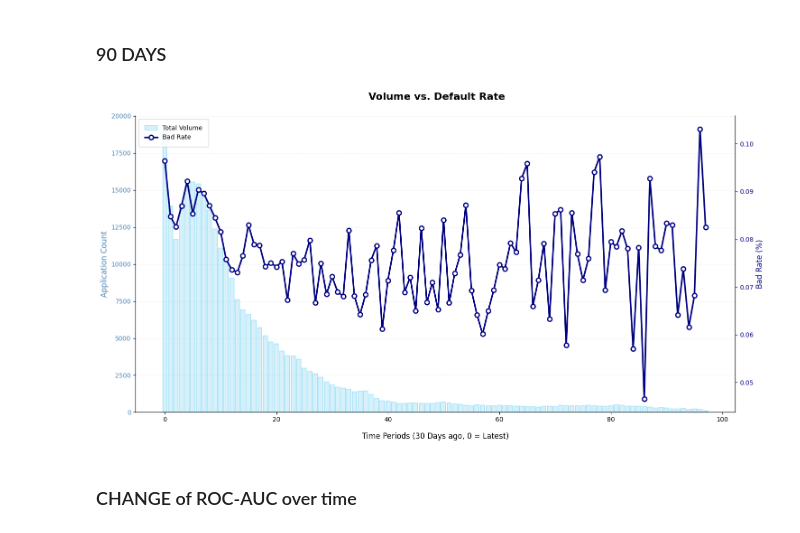
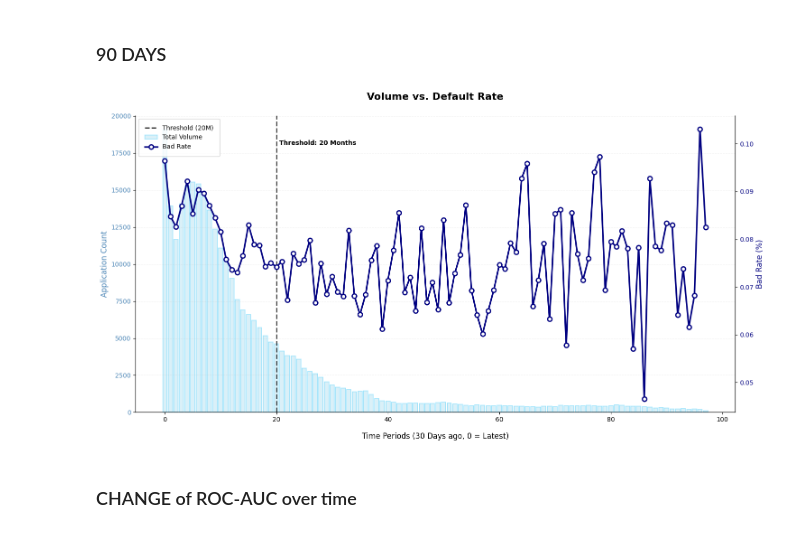
Before and after one commit to dilshodazamjonov/Feature-Selection-Research, a Jupyter notebook: Notebooks/analysis.ipynb, the cells around one changed output. Cells and saved outputs as stored; diff of their text form; code cells hidden in the pictures.

```diff
--- a/Notebooks/analysis.ipynb
+++ b/Notebooks/analysis.ipynb
@@ -62,34 +62,41 @@ print(merged_df[['DAYS_DECISION', 'MONTH_LABEL']])
 ### 90 DAYS
 # %%
 DAYS_TO_DEVIDE = 30
+THRESHOLD_MONTH = 20
+
 merged_df['MONTH_LABEL'] = (np.abs(merged_df['DAYS_DECISION']) // DAYS_TO_DEVIDE).astype('Int64')
 stats = merged_df.groupby('MONTH_LABEL')['TARGET'].agg(['mean', 'count']).sort_index()
 
 fig, ax1 = plt.subplots(figsize=(15, 8))
 
 ax1.bar(stats.index, stats['count'], color='skyblue', alpha=0.3, label='Total Volume', edgecolor='deepskyblue', linewidth=1.2)
 ax1.set_xlabel(f'Time Periods ({DAYS_TO_DEVIDE} Days ago, 0 = Latest)', fontsize=12, labelpad=15)
 ax1.set_ylabel('Application Count', color='steelblue', fontsize=12)
 ax1.tick_params(axis='y', labelcolor='steelblue')
 ax1.grid(axis='y', linestyle='--', alpha=0.2)
 
 ax2 = ax1.twinx()
 ax2.plot(stats.index, stats['mean'], color='navy', marker='o', markersize=7, markerfacecolor='white', markeredgewidth=2, linewidth=2.5, label='Bad Rate')
 ax2.set_ylabel('Bad Rate (%)', color='navy', fontsize=12)
 ax2.tick_params(axis='y', labelcolor='navy')
 
-plt.title(' Volume vs. Default Rate', fontsize=16, pad=25, fontweight='bold')
+# ADD VERTICAL THRESHOLD LINE
+ax1.axvline(x=THRESHOLD_MONTH, color='black', linestyle='--', linewidth=2, alpha=0.8, label=f'Threshold ({THRESHOLD_MONTH}M)')
+ax1.text(THRESHOLD_MONTH + 0.5, ax1.get_ylim()[1] * 0.9, f'Threshold: {THRESHOLD_MONTH} Months',
+         color='black', fontweight='bold', fontsize=10)
+
+plt.title('Volume vs. Default Rate', fontsize=16, pad=25, fontweight='bold')
 ax1.spines['top'].set_visible(False)
 ax2.spines['top'].set_visible(False)
 
 lines, labels = ax1.get_legend_handles_labels()
 lines2, labels2 = ax2.get_legend_handles_labels()
 ax1.legend(lines + lines2, labels + labels2, loc='upper left', frameon=True, borderpad=1)
 
 fig.tight_layout()
 plt.show()
 # %% [output]
-[figure, old version]
+[figure, new version]
 # %% [markdown]
 ### CHANGE of ROC-AUC over time
 # %%
```
Also changed, not shown: parts of 1 cell of this notebook, 1 other file.
